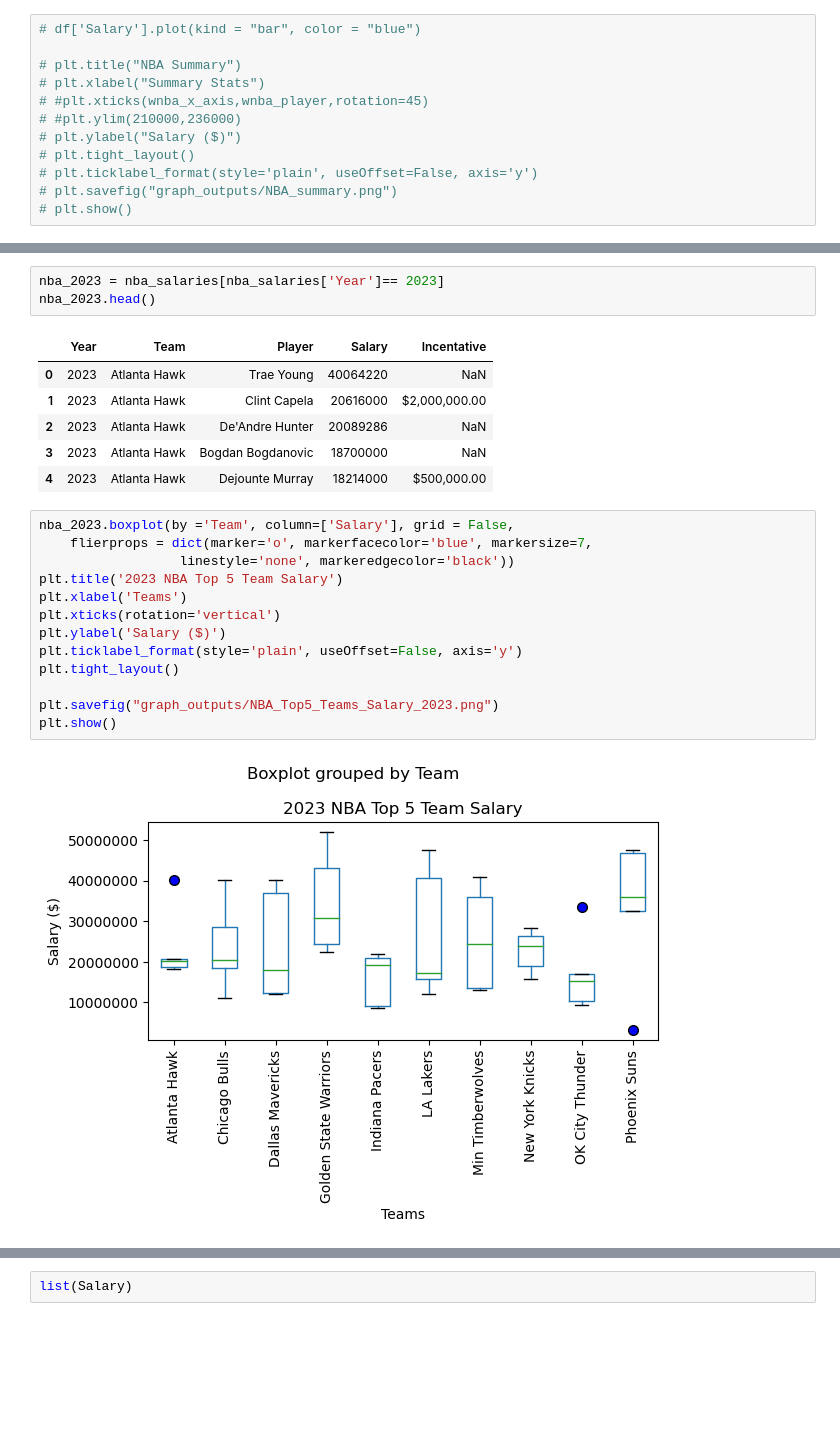
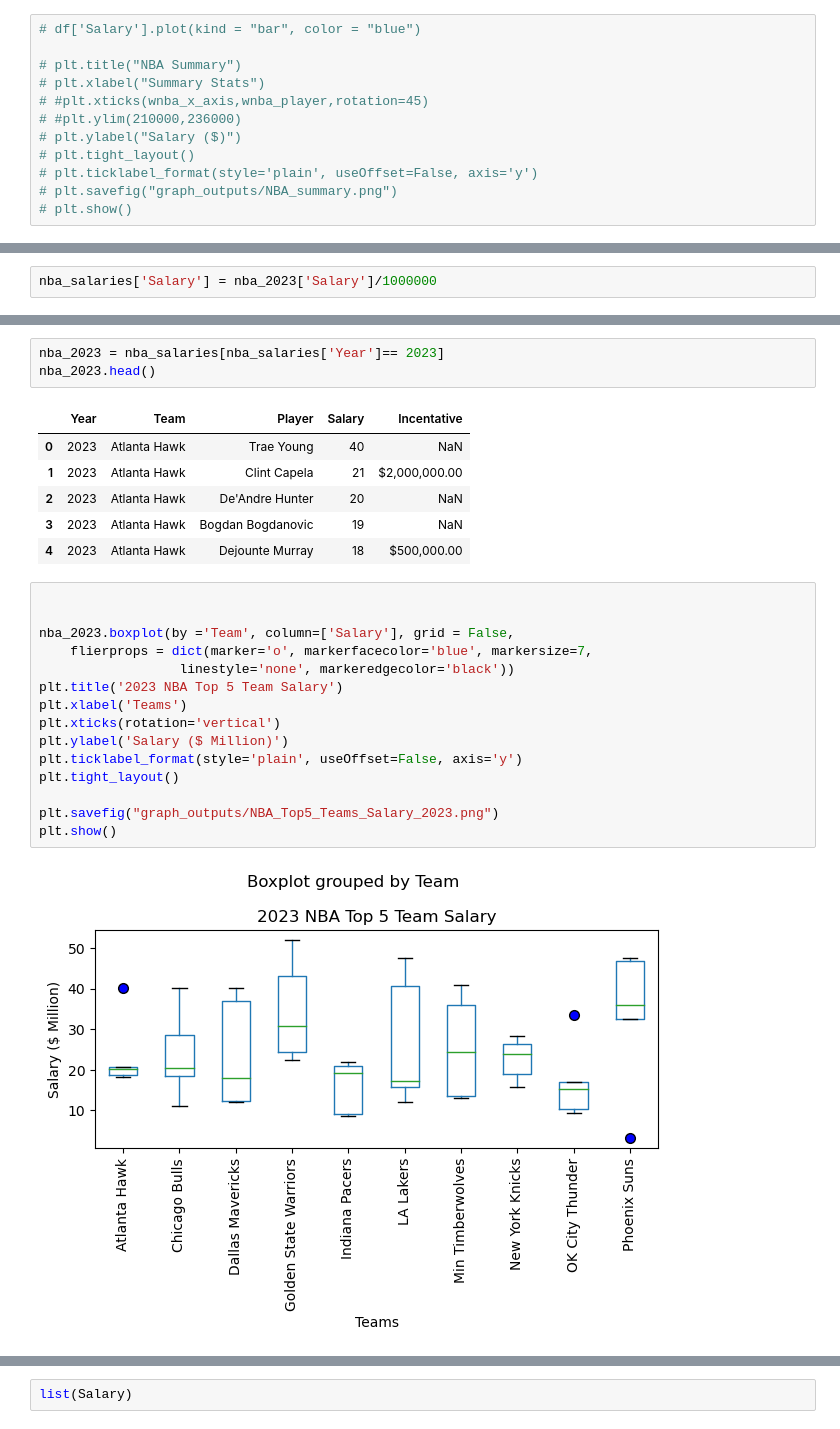
Before and after one commit to Hensonkk/NBA-VS-WNBA, a Jupyter notebook: NBA_WNBA_Analysis.ipynb, the cells around one changed output, grey strips where cells are left out. Drawn from its saved outputs; the diff is of its cells as text; blank space fills up the shorter version.

```diff
--- a/NBA_WNBA_Analysis.ipynb
+++ b/NBA_WNBA_Analysis.ipynb
@@ -194,2 +199,4 @@ plt.show()
 [figure]
+# %%
+nba_salaries['Salary'] = nba_2023['Salary']/1000000
 # %%
@@ -205,23 +217,25 @@ nba_2023 = nba_salaries[nba_salaries['Year']== 2023]
 nba_2023.head()
 # %% [output]
 |  | Year | Team | Player | Salary | Incentative |
-| 0 | 2023 | Atlanta Hawk | Trae Young | 40064220 | NaN |
-| 1 | 2023 | Atlanta Hawk | Clint Capela | 20616000 | $2,000,000.00 |
-| 2 | 2023 | Atlanta Hawk | De'Andre Hunter | 20089286 | NaN |
-| 3 | 2023 | Atlanta Hawk | Bogdan Bogdanovic | 18700000 | NaN |
-| 4 | 2023 | Atlanta Hawk | Dejounte Murray | 18214000 | $500,000.00 |
+| 0 | 2023 | Atlanta Hawk | Trae Young | 40 | NaN |
+| 1 | 2023 | Atlanta Hawk | Clint Capela | 21 | $2,000,000.00 |
+| 2 | 2023 | Atlanta Hawk | De'Andre Hunter | 20 | NaN |
+| 3 | 2023 | Atlanta Hawk | Bogdan Bogdanovic | 19 | NaN |
+| 4 | 2023 | Atlanta Hawk | Dejounte Murray | 18 | $500,000.00 |
 # %%
+
+
 nba_2023.boxplot(by ='Team', column=['Salary'], grid = False,
     flierprops = dict(marker='o', markerfacecolor='blue', markersize=7,
                   linestyle='none', markeredgecolor='black'))
 plt.title('2023 NBA Top 5 Team Salary')
 plt.xlabel('Teams')
 plt.xticks(rotation='vertical')
-plt.ylabel('Salary ($)')
+plt.ylabel('Salary ($ Million)')
 plt.ticklabel_format(style='plain', useOffset=False, axis='y')
 plt.tight_layout()
 
 plt.savefig("graph_outputs/NBA_Top5_Teams_Salary_2023.png")
 plt.show()
 # %% [output]
-[figure, old version]
+[figure, new version]
```
Also changed, not shown: parts of 13 cells of this notebook, 4 other files.
